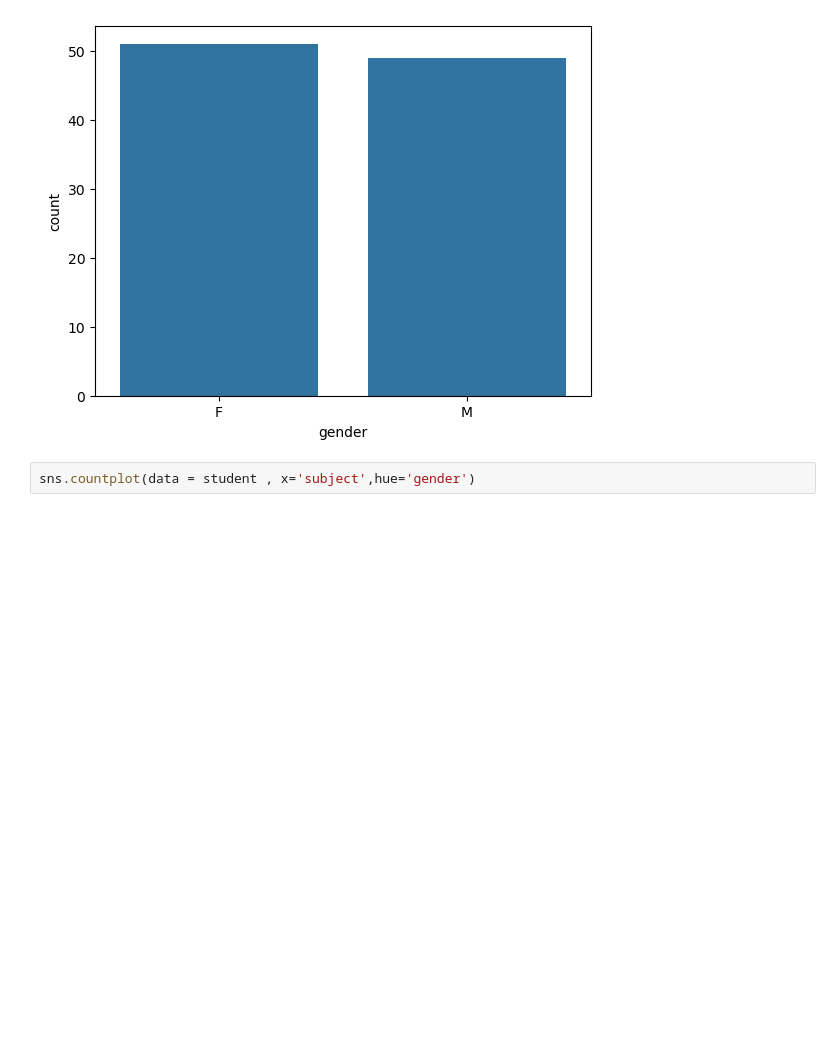
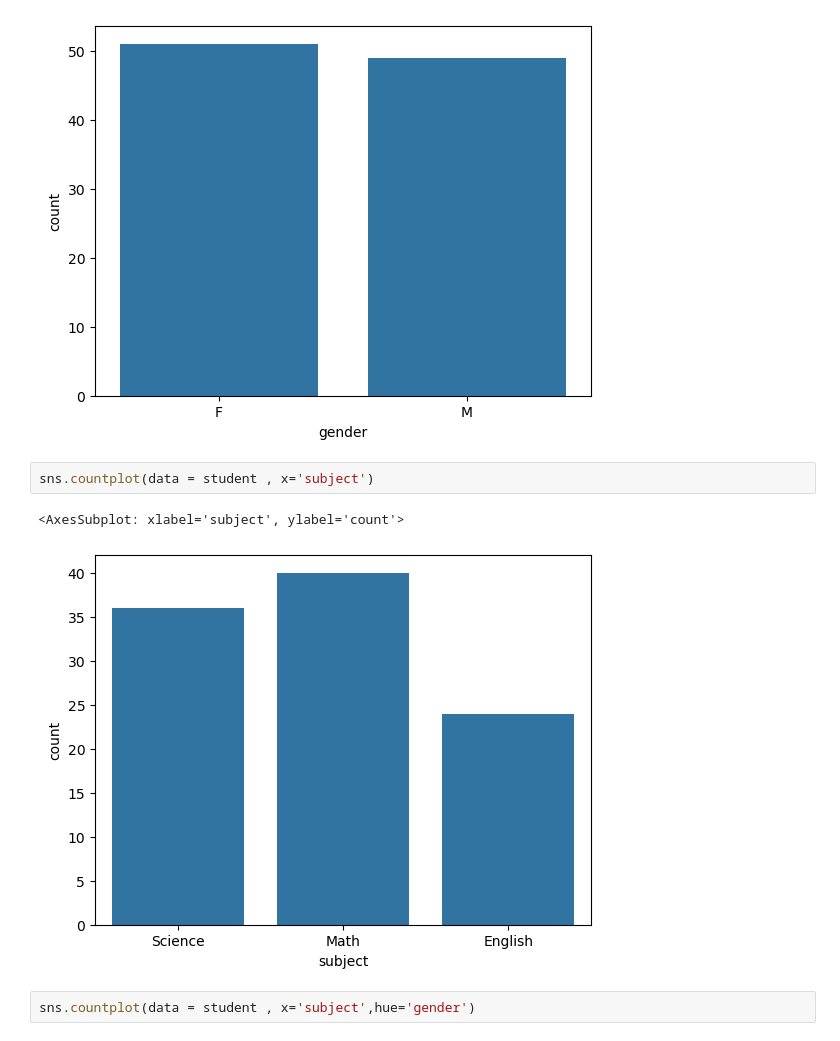
Before and after one commit to rabeyanoor/AI-ML, a Jupyter notebook: Week-4/Module_16.ipynb, the cells around one changed output. Drawn from its saved outputs; the diff is of its cells as text; blank space fills up the shorter version.

Commit message:
Count Plot and Bar Plot using Seaborn

```diff
--- a/Week-4/Module_16.ipynb
+++ b/Week-4/Module_16.ipynb
@@ -268,6 +268,11 @@ sns.countplot(data = student , x='gender')
 # %% [output]
 <AxesSubplot: xlabel='gender', ylabel='count'>
 [figure]
+# %%
+sns.countplot(data = student , x='subject')
+# %% [output]
+<AxesSubplot: xlabel='subject', ylabel='count'>
+[figure, added]
 # %%
 sns.countplot(data = student , x='subject',hue='gender')
 # %% [output]
```
Also changed, not shown: parts of 3 cells of this notebook.
